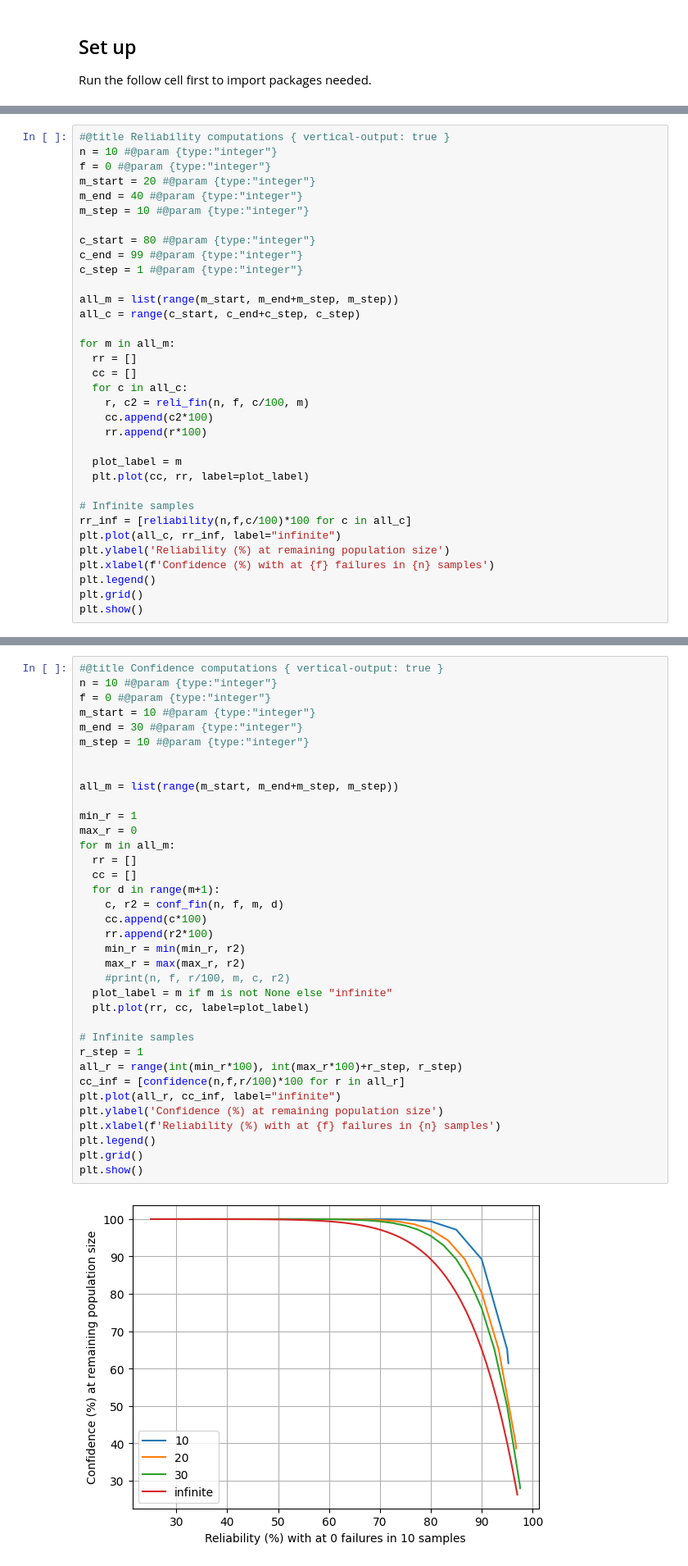
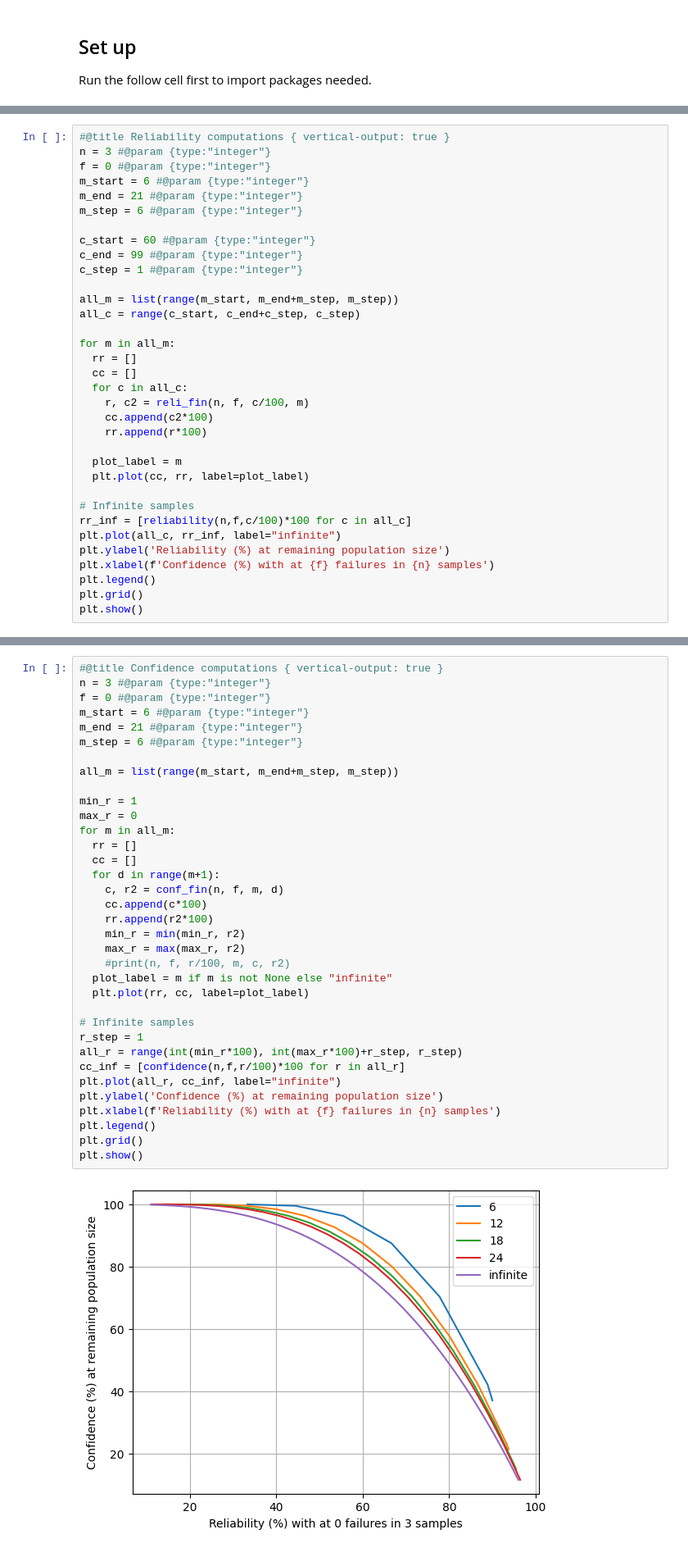
Before and after one commit to sanjaymjoshi/relistats_notebook, a Jupyter notebook: relistats_binomial_finite.ipynb, the cells around one changed output, grey strips where cells are left out. Shown at 82% size. Drawn from its saved outputs; the diff is of its cells as text.

```diff
--- a/relistats_binomial_finite.ipynb
+++ b/relistats_binomial_finite.ipynb
@@ -54,13 +54,13 @@ notebook on Google Colab, you can change these numbers on the right and see how
 and table changes.
 # %%
 #@title Reliability computations { vertical-output: true }
-n = 10 #@param {type:"integer"}
+n = 3 #@param {type:"integer"}
 f = 0 #@param {type:"integer"}
-m_start = 20 #@param {type:"integer"}
-m_end = 40 #@param {type:"integer"}
-m_step = 10 #@param {type:"integer"}
+m_start = 6 #@param {type:"integer"}
+m_end = 21 #@param {type:"integer"}
+m_step = 6 #@param {type:"integer"}
 
-c_start = 80 #@param {type:"integer"}
+c_start = 60 #@param {type:"integer"}
 c_end = 99 #@param {type:"integer"}
 c_step = 1 #@param {type:"integer"}
 
@@ -104,39 +104,38 @@ at 90%. If you are using this notebook on Google Colab, you can change these num
 the right and see how the plot and table changes.
 # %%
 #@title Confidence computations { vertical-output: true }
-n = 10 #@param {type:"integer"}
+n = 3 #@param {type:"integer"}
 f = 0 #@param {type:"integer"}
-m_start = 10 #@param {type:"integer"}
-m_end = 30 #@param {type:"integer"}
-m_step = 10 #@param {type:"integer"}
-
+m_start = 6 #@param {type:"integer"}
+m_end = 21 #@param {type:"integer"}
+m_step = 6 #@param {type:"integer"}
 
 all_m = list(range(m_start, m_end+m_step, m_step))
 
 min_r = 1
 max_r = 0
 for m in all_m:
   rr = []
   cc = []
   for d in range(m+1):
     c, r2 = conf_fin(n, f, m, d)
     cc.append(c*100)
     rr.append(r2*100)
     min_r = min(min_r, r2)
     max_r = max(max_r, r2)
     #print(n, f, r/100, m, c, r2)
   plot_label = m if m is not None else "infinite"
   plt.plot(rr, cc, label=plot_label)
 
 # Infinite samples
 r_step = 1
 all_r = range(int(min_r*100), int(max_r*100)+r_step, r_step)
 cc_inf = [confidence(n,f,r/100)*100 for r in all_r]
 plt.plot(all_r, cc_inf, label="infinite")
 plt.ylabel('Confidence (%) at remaining population size')
 plt.xlabel(f'Reliability (%) with at {f} failures in {n} samples')
 plt.legend()
 plt.grid()
 plt.show()
 # %% [output]
-[figure, old version]
+[figure, new version]
```
Also changed, not shown: parts of 4 cells of this notebook.
